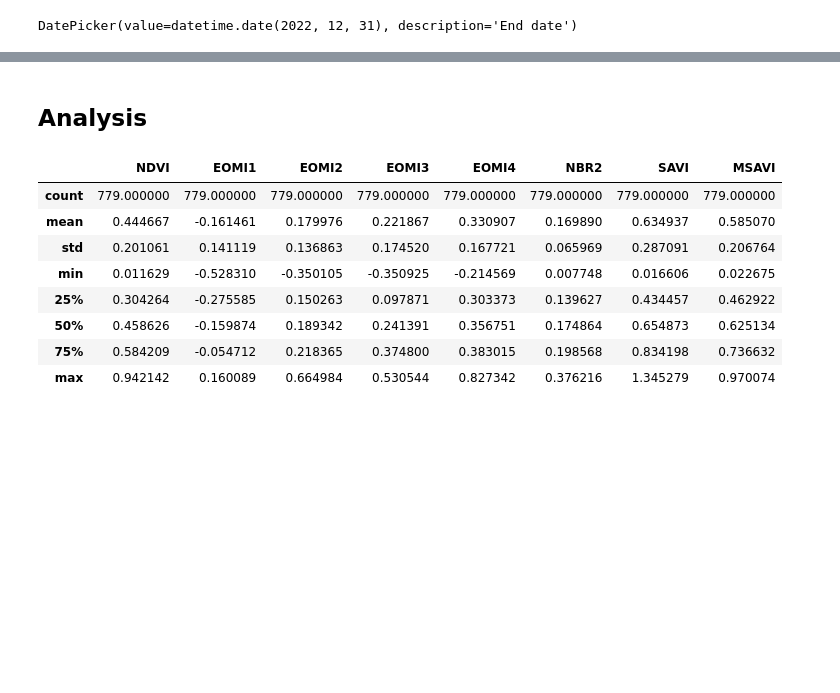
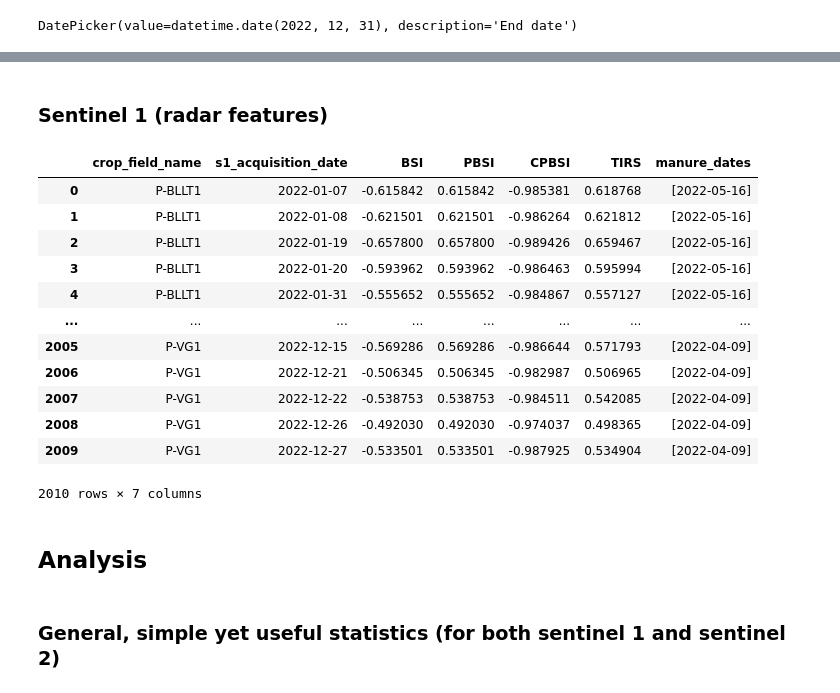
Before and after one commit to Amatofrancesco99/organic-fertilizers-detection, a Jupyter notebook: Notebooks/1-exloratory-analysis.ipynb, the cells around one changed output, grey strips where cells are left out. Cells and saved outputs as stored; diff of their text form; code cells hidden in the pictures; blank space fills up the shorter version.

```diff
--- a/Notebooks/ 1-exloratory-analysis.ipynb
+++ b/Notebooks/1-exloratory-analysis.ipynb
@@ -138,15 +128,26 @@ fields_features_extracted_df
+# %% [markdown]
+### Sentinel 1 (radar features)
+# %%
+# Get all the mean features for the crop fields inside the dataframe, within a time period, using sentinel 1 satellites
+fields_s1_features_extracted_df = sentinel_satellites.get_features(fields_df, start_date_widget.value, end_date_widget.value, sentinel=1)
+
+# Show the dataframe
+fields_s1_features_extracted_df
+# %% [output]
+|  | crop_field_name | s1_acquisition_date | BSI | PBSI | CPBSI | TIRS | manure_dates |
+| 0 | P-BLLT1 | 2022-01-07 | -0.615842 | 0.615842 | -0.985381 | 0.618768 | [2022-05-16] |
+| 1 | P-BLLT1 | 2022-01-08 | -0.621501 | 0.621501 | -0.986264 | 0.621812 | [2022-05-16] |
+| 2 | P-BLLT1 | 2022-01-19 | -0.657800 | 0.657800 | -0.989426 | 0.659467 | [2022-05-16] |
+| 3 | P-BLLT1 | 2022-01-20 | -0.593962 | 0.593962 | -0.986463 | 0.595994 | [2022-05-16] |
+| 4 | P-BLLT1 | 2022-01-31 | -0.555652 | 0.555652 | -0.984867 | 0.557127 | [2022-05-16] |
+| ... | ... | ... | ... | ... | ... | ... | ... |
+| 2005 | P-VG1 | 2022-12-15 | -0.569286 | 0.569286 | -0.986644 | 0.571793 | [2022-04-09] |
+| 2006 | P-VG1 | 2022-12-21 | -0.506345 | 0.506345 | -0.982987 | 0.506965 | [2022-04-09] |
+| 2007 | P-VG1 | 2022-12-22 | -0.538753 | 0.538753 | -0.984511 | 0.542085 | [2022-04-09] |
+| 2008 | P-VG1 | 2022-12-26 | -0.492030 | 0.492030 | -0.974037 | 0.498365 | [2022-04-09] |
+| 2009 | P-VG1 | 2022-12-27 | -0.533501 | 0.533501 | -0.987925 | 0.534904 | [2022-04-09] |
+2010 rows × 7 columns
 # %% [markdown]
 ## Analysis
-# %%
-# General, simple yet useful statistics
-fields_features_extracted_df.describe()
-# %% [output]
-|  | NDVI | EOMI1 | EOMI2 | EOMI3 | EOMI4 | NBR2 | SAVI | MSAVI |
-| count | 779.000000 | 779.000000 | 779.000000 | 779.000000 | 779.000000 | 779.000000 | 779.000000 | 779.000000 |
-| mean | 0.444667 | -0.161461 | 0.179976 | 0.221867 | 0.330907 | 0.169890 | 0.634937 | 0.585070 |
-| std | 0.201061 | 0.141119 | 0.136863 | 0.174520 | 0.167721 | 0.065969 | 0.287091 | 0.206764 |
-| min | 0.011629 | -0.528310 | -0.350105 | -0.350925 | -0.214569 | 0.007748 | 0.016606 | 0.022675 |
-| 25% | 0.304264 | -0.275585 | 0.150263 | 0.097871 | 0.303373 | 0.139627 | 0.434457 | 0.462922 |
-| 50% | 0.458626 | -0.159874 | 0.189342 | 0.241391 | 0.356751 | 0.174864 | 0.654873 | 0.625134 |
-| 75% | 0.584209 | -0.054712 | 0.218365 | 0.374800 | 0.383015 | 0.198568 | 0.834198 | 0.736632 |
-| max | 0.942142 | 0.160089 | 0.664984 | 0.530544 | 0.827342 | 0.376216 | 1.345279 | 0.970074 |
+# %% [markdown]
+### General, simple yet useful statistics (for both sentinel 1 and sentinel 2)
```
Also changed, not shown: parts of 11 cells of this notebook, 9 other files.
